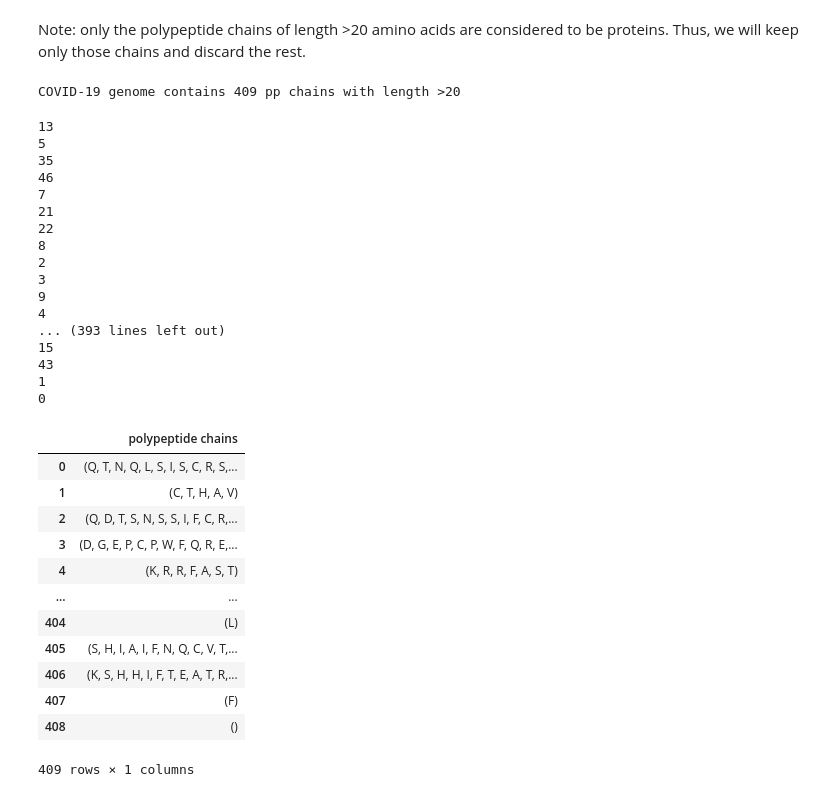
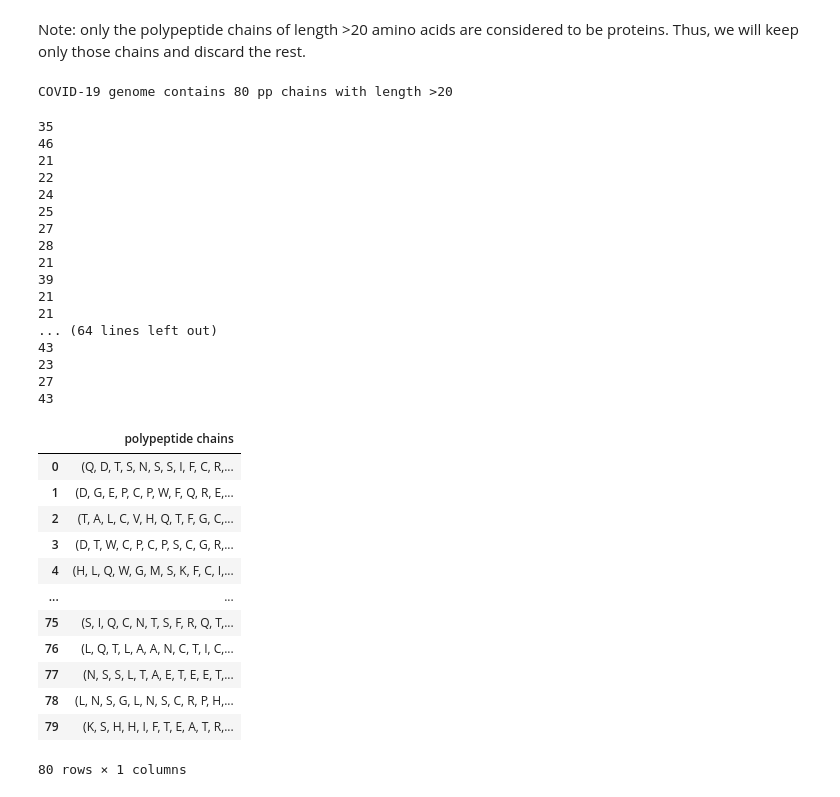
Before and after one commit to debnathk/bioinformatics, a Jupyter notebook: Python/codes/Bioinformatics_with_biopython/projects/protein_sequence_analysis_COVID-19_biopython.ipynb, the cells around one changed output. Cells and saved outputs as stored; diff of their text form; code cells hidden in the pictures.

```diff
--- a/Python/codes/Bioinformatics_with_biopython/projects/protein_sequence_analysis_COVID-19_biopython.ipynb
+++ b/Python/codes/Bioinformatics_with_biopython/projects/protein_sequence_analysis_COVID-19_biopython.ipynb
@@ -230,50 +233,51 @@ COVID-19 genome contains 775 pp chains
 # %% [markdown]
 Note: only the polypeptide chains of length >20 amino acids are considered to be proteins. Thus, we will keep only those chains and discard the rest.
 # %%
+covid_pp_filtered = []
 for pp in covid_pp:
-    if len(pp) < 20:
-        covid_pp.remove(pp)
-print(f'COVID-19 genome contains {len(covid_pp)} pp chains with length >20')
+    if len(pp) >= 20:
+        covid_pp_filtered.append(pp)
+print(f'COVID-19 genome contains {len(covid_pp_filtered)} pp chains with length >20')
 # %% [output]
-COVID-19 genome contains 409 pp chains with length >20
+COVID-19 genome contains 80 pp chains with length >20
 # %%
-for pp in covid_pp:
+for pp in covid_pp_filtered:
     print(len(pp))
 # %% [output]
-13
-5
 35
 46
-7
 21
 22
-8
-2
-3
-9
-4
-... (393 lines left out)
-15
+24
+25
+27
+28
+21
+39
+21
+21
+... (64 lines left out)
 43
-1
-0
+23
+27
+43
 # %%
 # convert pp chains into a dataframe
 import pandas as pd
 
-df_covid_pp = pd.DataFrame({'polypeptide chains':covid_pp})
-df_covid_pp
+df_covid_pp_filtered = pd.DataFrame({'polypeptide chains':covid_pp_filtered})
+df_covid_pp_filtered
 # %% [output]
 |  | polypeptide chains |
-| 0 | (Q, T, N, Q, L, S, I, S, C, R, S,... |
-| 1 | (C, T, H, A, V) |
-| 2 | (Q, D, T, S, N, S, S, I, F, C, R,... |
-| 3 | (D, G, E, P, C, P, W, F, Q, R, E,... |
-| 4 | (K, R, R, F, A, S, T) |
+| 0 | (Q, D, T, S, N, S, S, I, F, C, R,... |
+| 1 | (D, G, E, P, C, P, W, F, Q, R, E,... |
+| 2 | (T, A, L, C, V, H, Q, T, F, G, C,... |
+| 3 | (D, T, W, C, P, C, P, S, C, G, R,... |
+| 4 | (H, L, Q, W, G, M, S, K, F, C, I,... |
 | ... | ... |
-| 404 | (L) |
-| 405 | (S, H, I, A, I, F, N, Q, C, V, T,... |
-| 406 | (K, S, H, H, I, F, T, E, A, T, R,... |
-| 407 | (F) |
-| 408 | () |
+| 75 | (S, I, Q, C, N, T, S, F, R, Q, T,... |
+| 76 | (L, Q, T, L, A, A, N, C, T, I, C,... |
+| 77 | (N, S, S, L, T, A, E, T, E, E, T,... |
+| 78 | (L, N, S, G, L, N, S, C, R, P, H,... |
+| 79 | (K, S, H, H, I, F, T, E, A, T, R,... |
-409 rows × 1 columns
+80 rows × 1 columns
```
Also changed, not shown: parts of 2 cells of this notebook.
